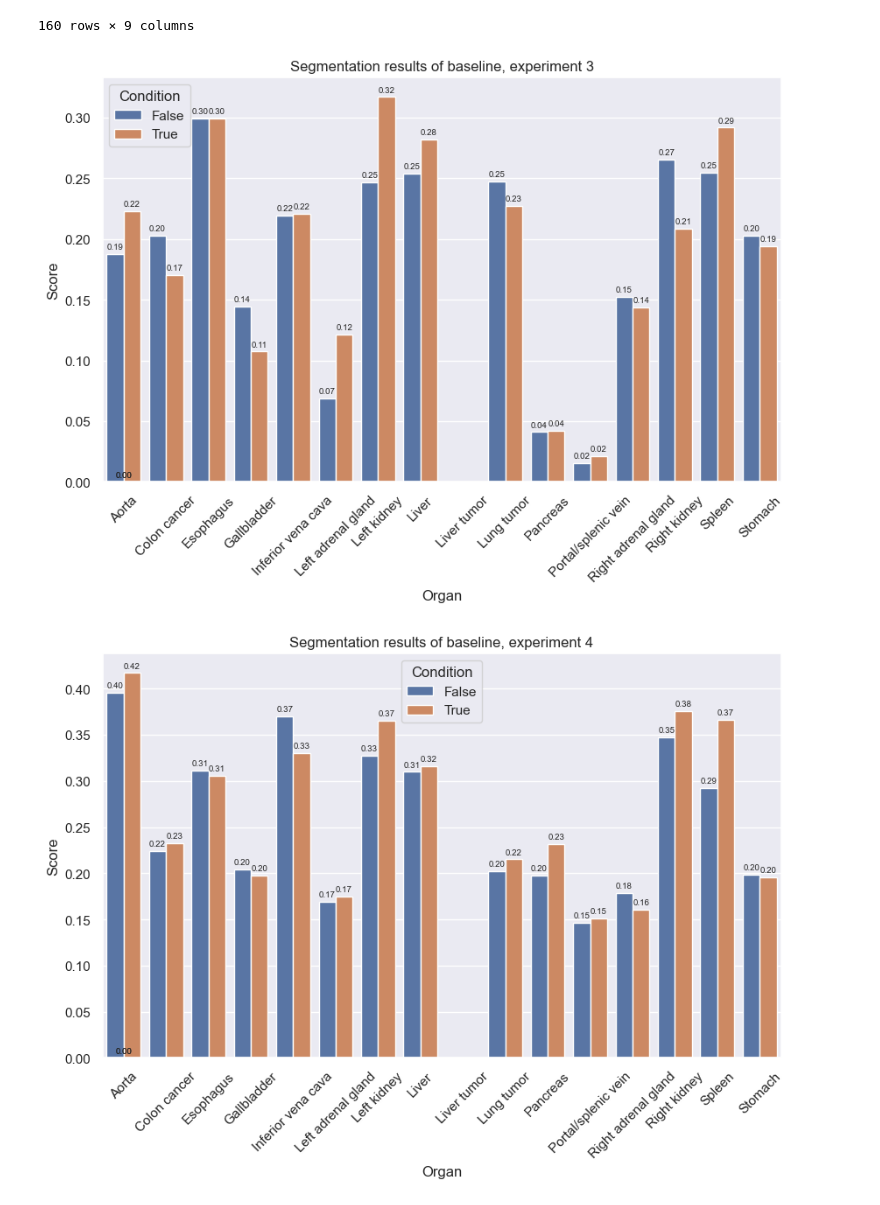
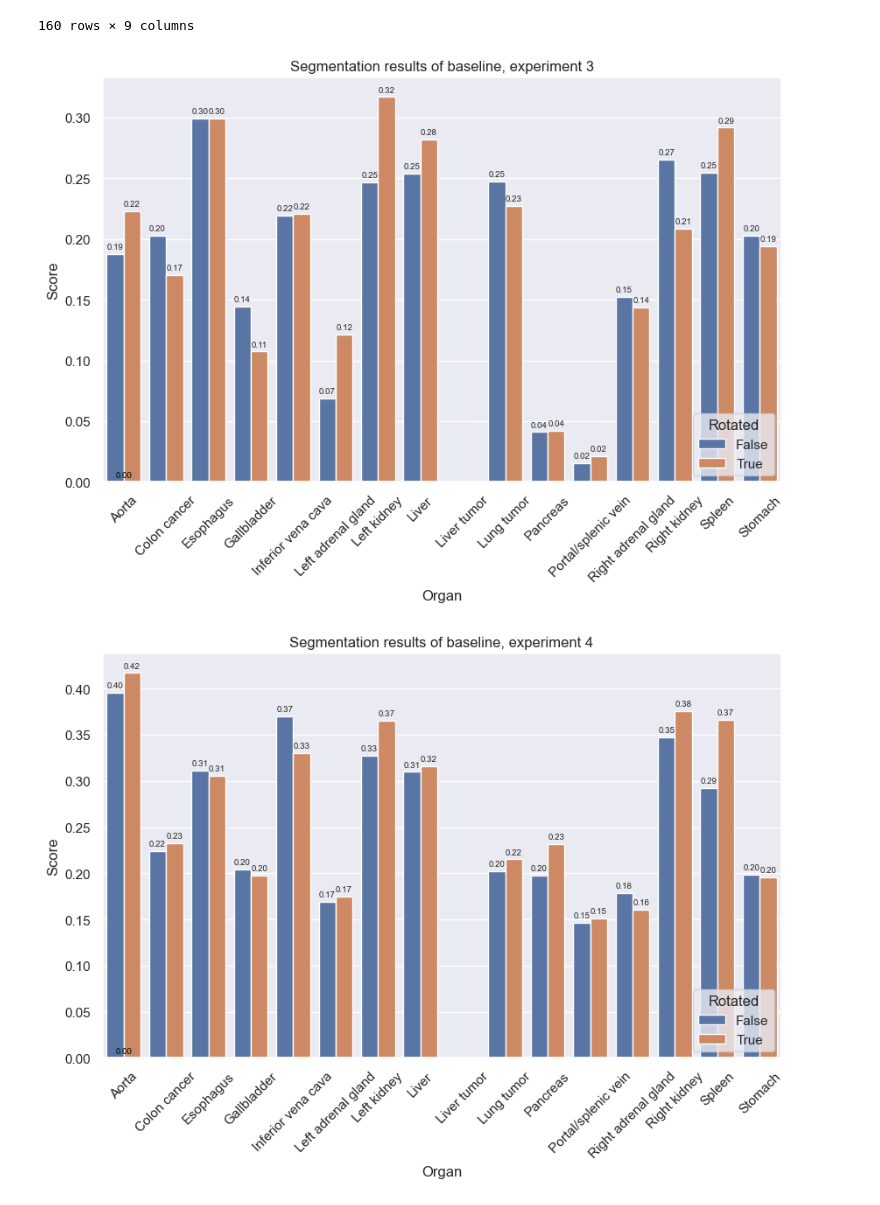
Before and after one commit to DB19222/DL2-group5-med-seg, a Jupyter notebook: logs/results/create_plots.ipynb, the cells around one changed output. Drawn from its saved outputs; the diff is of its cells as text; code cells hidden in the pictures.

Commit message:
Added plots of baseline experiment

```diff
--- a/logs/results/create_plots.ipynb
+++ b/logs/results/create_plots.ipynb
@@ -53,25 +53,25 @@ result_frame
 # %%
 for experiment in result_frame['Experiment'].unique():
     subset = result_frame[result_frame['Experiment'] == experiment].copy()
     subset = subset.reset_index()
 
     sns.set_theme()
     plt.figure(figsize=(10, 6))
     plot = sns.barplot(x='Organ', y='Score', hue='Rotated', data=subset)
     plt.xticks(rotation=45)
-    plt.legend(title=f'Rotated', loc='upper right')
+    plt.legend(title=f'Rotated', loc='lower right')
     for p in plot.patches:
         plot.annotate(format(p.get_height(), '.2f'),
                     (p.get_x() + p.get_width() / 2., p.get_height()),
                     ha = 'center', va = 'center',
                     xytext = (0, 6),
                     textcoords = 'offset points',
                     fontsize=7)
+
     plt.title(f'Segmentation results of baseline, experiment {experiment}')
     plt.xlabel('Organ')
     plt.ylabel('Score')
-    plt.legend(title='Condition')
     plt.show()
 # %% [output]
-[figure, old version]
+[figure, new version]
-[figure, old version]
+[figure, new version]
```
Also changed, not shown: parts of 1 cell of this notebook.
